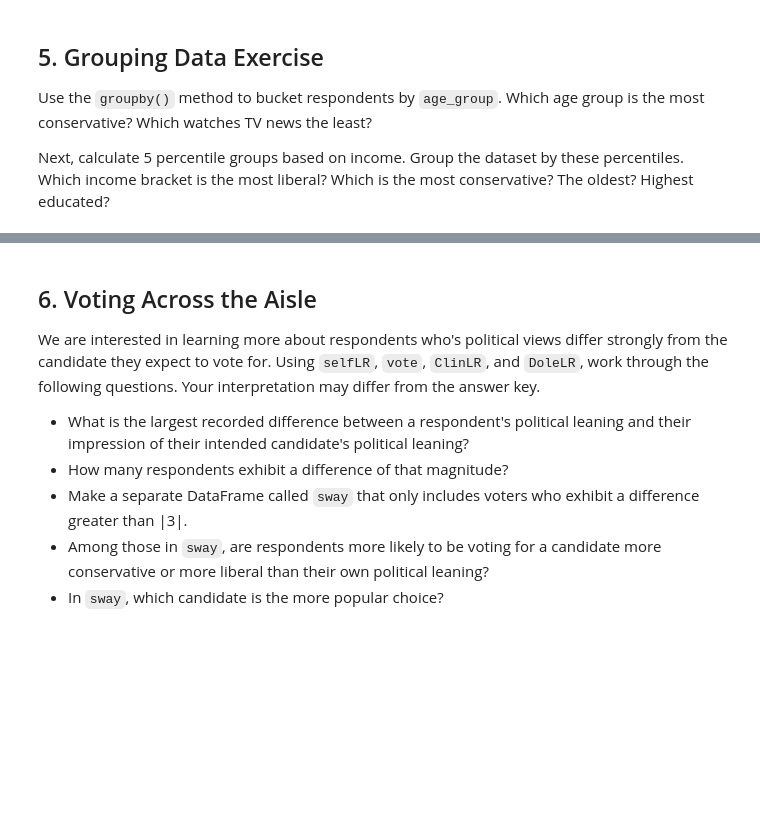
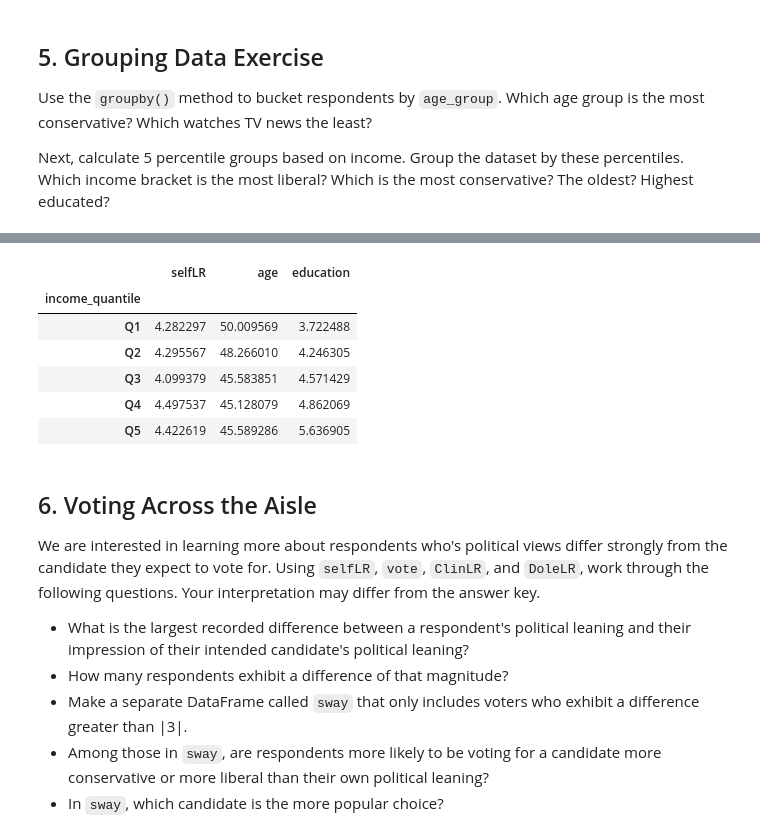
Before and after one commit to slouie88/pandas-practice, a Jupyter notebook: Python_pandas_Practice_Problems_UC_Berkeley_MIDS_notebook.ipynb, the cells around one changed output, grey strips where cells are left out. Drawn from its saved outputs; the diff is of its cells as text; code cells hidden in the pictures; blank space fills up the shorter version.

```diff
--- a/Python_pandas_Practice_Problems_UC_Berkeley_MIDS_notebook.ipynb
+++ b/Python_pandas_Practice_Problems_UC_Berkeley_MIDS_notebook.ipynb
@@ -304,3 +315,30 @@ Next, calculate 5 percentile groups based on income. Group the dataset by these
+# %%
+quantile_ranges = [0.2, 0.4, 0.6, 0.8, 1.0]
+income_quantiles = df["income"].quantile(q=quantile_ranges)
+income_quantile = []
+for i in df["income"]:
+    if i <= income_quantiles[0.2]:
+        income_quantile.append("Q1")
+    elif i <= income_quantiles[0.4]:
+        income_quantile.append("Q2")
+    elif i <= income_quantiles[0.6]:
+        income_quantile.append("Q3")
+    elif i <= income_quantiles[0.8]:
+        income_quantile.append("Q4")
+    else:
+        income_quantile.append("Q5")
+df["income_quantile"] = income_quantile
+
+grouped_income_quantile = df.groupby("income_quantile")
+grouped_income_quantile[["selfLR", "age", "education"]].mean()
+# %% [output]
+|  | selfLR | age | education |
+| income_quantile |  |  |  |
+| Q1 | 4.282297 | 50.009569 | 3.722488 |
+| Q2 | 4.295567 | 48.266010 | 4.246305 |
+| Q3 | 4.099379 | 45.583851 | 4.571429 |
+| Q4 | 4.497537 | 45.128079 | 4.862069 |
+| Q5 | 4.422619 | 45.589286 | 5.636905 |
 # %% [markdown]
 ## 6. Voting Across the Aisle
 
```
Also changed, not shown: parts of 1 cell of this notebook.
